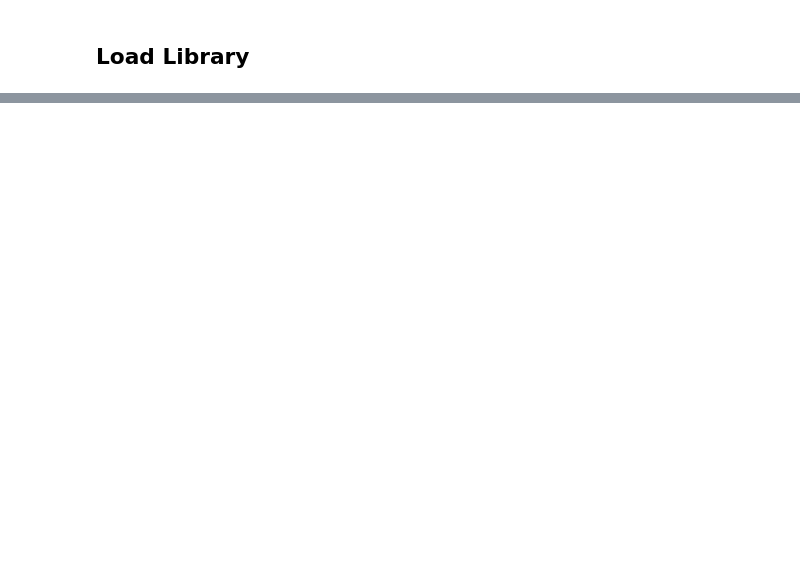
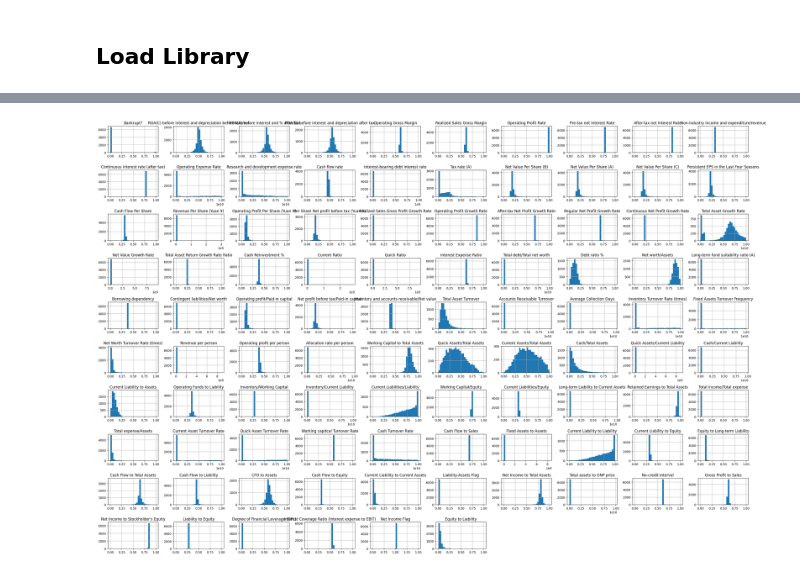
Before and after one commit to satriahady-git/banktrupcy-company, a Jupyter notebook: modeling.ipynb, the cells around one changed output, grey strips where cells are left out. Drawn from its saved outputs; the diff is of its cells as text; code cells hidden in the pictures; blank space fills up the shorter version.

```diff
--- a/modeling.ipynb
+++ b/modeling.ipynb
@@ -19,0 +44,4 @@ import seaborn as sns
+# %%
+#read the file
+df = pd.read_csv(r'data\raw\company_bankruptcy\data.csv')
+df.columns = df.columns.str.strip()
@@ -19,0 +129,12 @@ import seaborn as sns
+# %%
+#checking the histograms of the data
+num_columns = df.select_dtypes(include='number').columns
+
+df[num_columns].hist(
+    bins=30,
+    figsize=(30,20))
+
+plt.tight_layout()
+plt.show()
+# %% [output]
+[figure, added]
```
Also changed, not shown: parts of 37 cells of this notebook.
